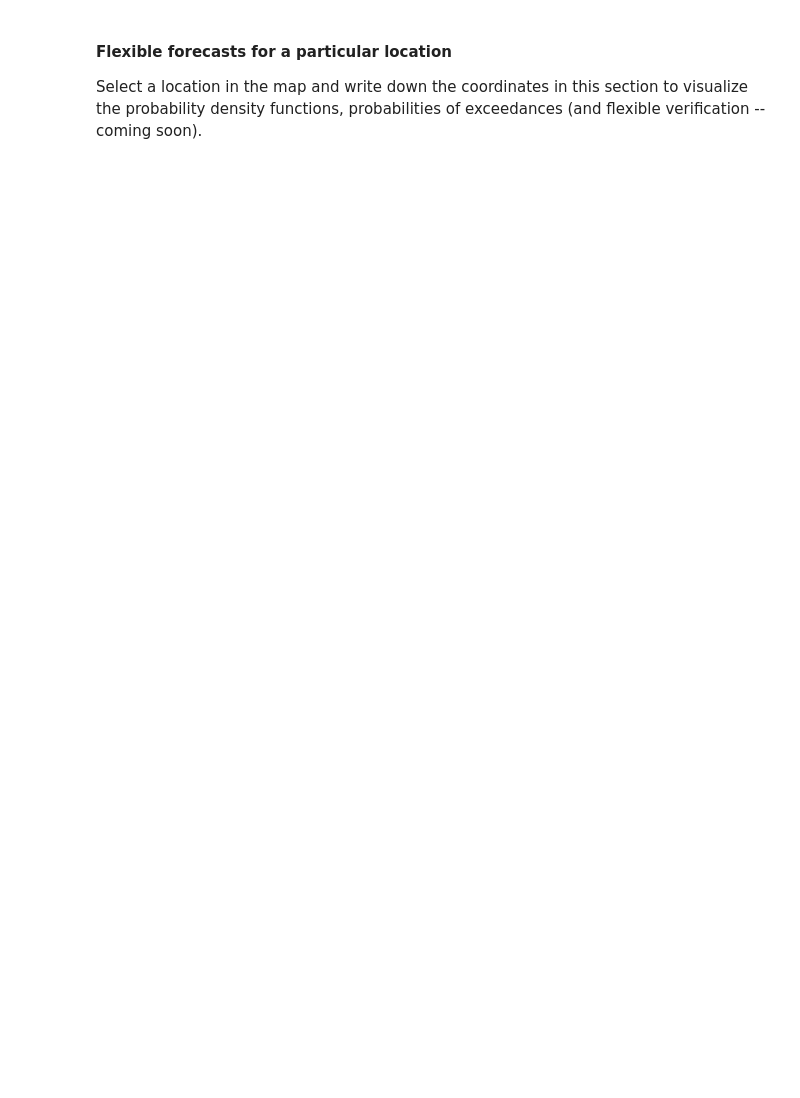
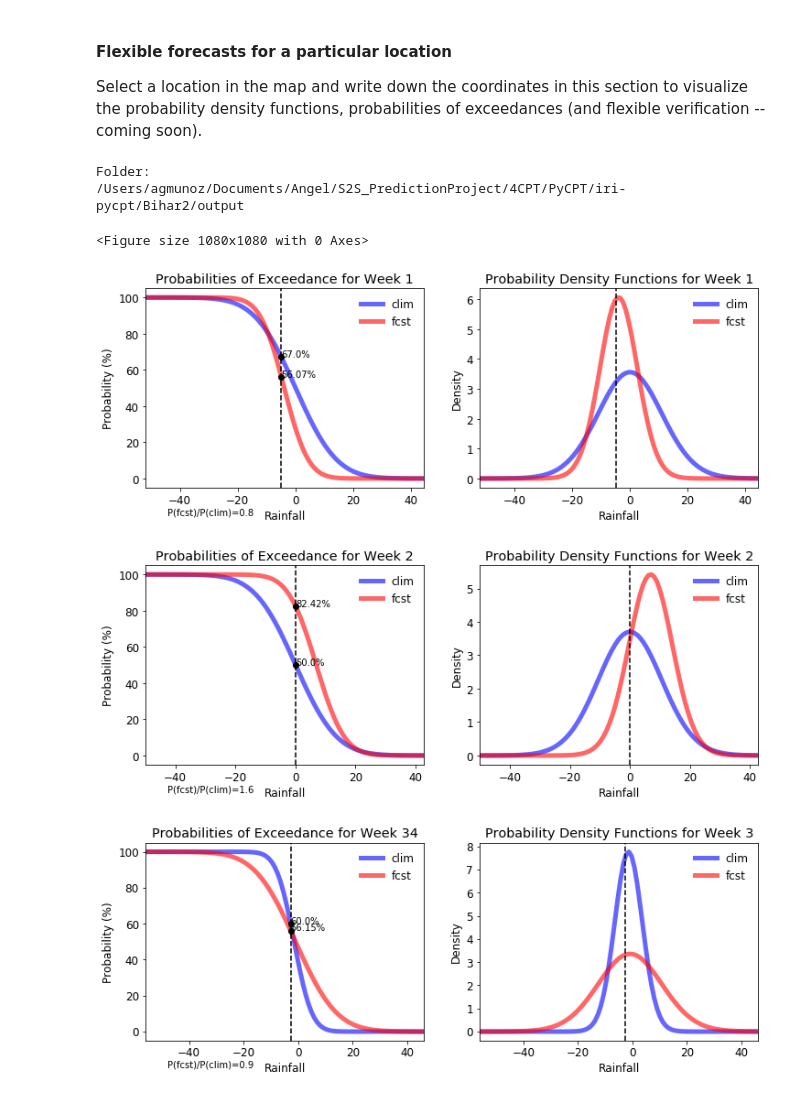
Before and after one commit to ssilje/iri-pycpt, a Jupyter notebook: PyCPT_s2sv1.7.ipynb, the cells around one changed output. Saved outputs shown, nothing was run; the diff lists cells and outputs as text; code cells hidden in the pictures; blank space fills up the shorter version.

```diff
--- a/PyCPT_s2sv1.7.ipynb
+++ b/PyCPT_s2sv1.7.ipynb
@@ -413,13 +417,20 @@ Select a location in the map and write down the coordinates in this section to v
 # %%
 #threshold for the flexible format map (in mm/week -- remember: fcsts are in ANOMALIES!):
 flexformat_threshold = [0.33,0.5,0.4,0.33] #array (we need one threshold per week to forecast)
 ffthres_ispctl=True  #If True, flex format threshold is a percentile: 0.001 - 0.999
 #Location coordinates:
 lon=-90.
 lat=15.
 
 print("Folder:")
 %cd $workdir/output
 plt.rcParams.update({'font.size': 12})
-pltprobff(flexformat_threshold,ffthres_ispctl,ntrain,lon,lat,wlo2,elo2,sla2,nla2,fprefix,mpref,training_season,mon,fday,nwk)
+pltprobff(flexformat_threshold,ffthres_ispctl,ntrain,lon,lat,wlo2,elo2,sla2,nla2,fprefix,mpref,training_season,mon,fday,nwk,wk)
 plt.savefig("ProbExceed.pdf", dpi=300)
+# %% [output]
+Folder:
+/Users/agmunoz/Documents/Angel/S2S_PredictionProject/4CPT/PyCPT/iri-pycpt/Bihar2/output
+<Figure size 1080x1080 with 0 Axes>
+[figure, added]
+[figure, added]
+[figure, added]
```
Also changed, not shown: parts of 10 cells of this notebook, 1 other file.
